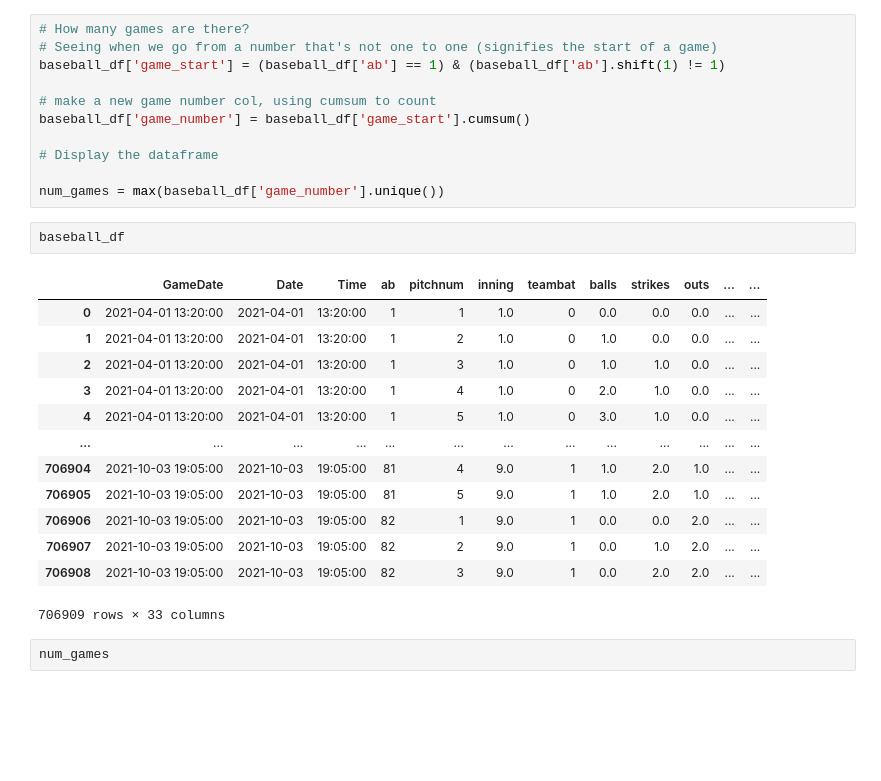
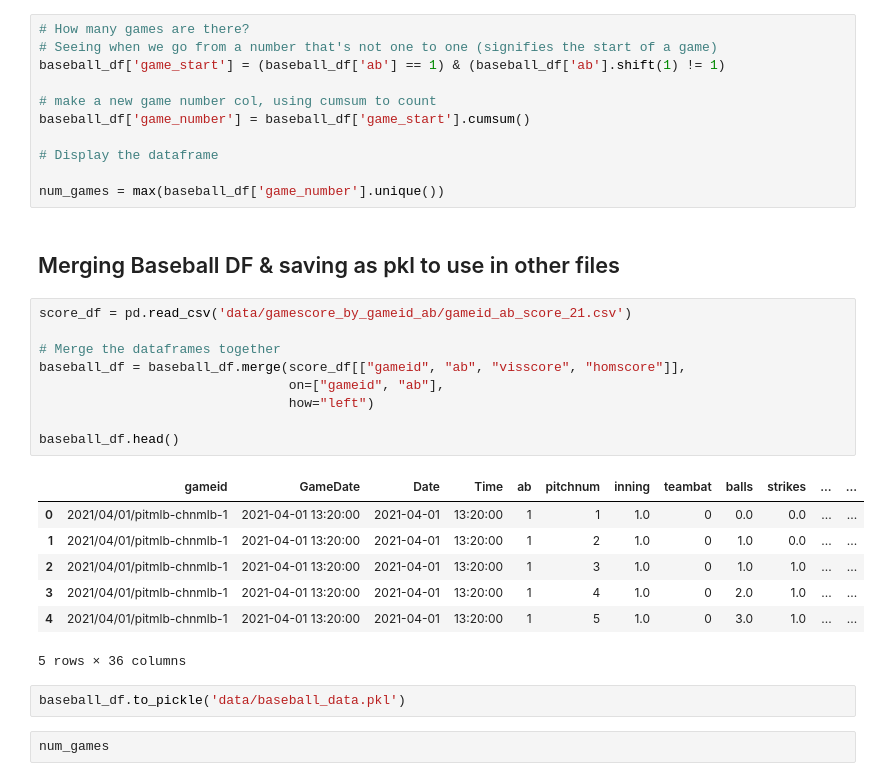
Before and after one commit to NathanG1en/baseball-research, a Jupyter notebook: Focused Visualizations.ipynb, the cells around one changed output. Drawn from its saved outputs; the diff is of its cells as text; blank space fills up the shorter version.

```diff
--- a/Focused Visualizations.ipynb
+++ b/Focused Visualizations.ipynb
@@ -37,22 +37,27 @@ baseball_df['game_number'] = baseball_df['game_start'].cumsum()
 # Display the dataframe
 
 num_games = max(baseball_df['game_number'].unique())
+# %% [markdown]
+## Merging Baseball DF & saving as pkl to use in other files
 # %%
-baseball_df
+score_df = pd.read_csv('data/gamescore_by_gameid_ab/gameid_ab_score_21.csv')
+
+# Merge the dataframes together
+baseball_df = baseball_df.merge(score_df[["gameid", "ab", "visscore", "homscore"]],
+                                on=["gameid", "ab"],
+                                how="left")
+
+baseball_df.head()
 # %% [output]
-|  | GameDate | Date | Time | ab | pitchnum | inning | teambat | balls | strikes | outs | ... | ... |
-| 0 | 2021-04-01 13:20:00 | 2021-04-01 | 13:20:00 | 1 | 1 | 1.0 | 0 | 0.0 | 0.0 | 0.0 | ... | ... |
-| 1 | 2021-04-01 13:20:00 | 2021-04-01 | 13:20:00 | 1 | 2 | 1.0 | 0 | 1.0 | 0.0 | 0.0 | ... | ... |
-| 2 | 2021-04-01 13:20:00 | 2021-04-01 | 13:20:00 | 1 | 3 | 1.0 | 0 | 1.0 | 1.0 | 0.0 | ... | ... |
-| 3 | 2021-04-01 13:20:00 | 2021-04-01 | 13:20:00 | 1 | 4 | 1.0 | 0 | 2.0 | 1.0 | 0.0 | ... | ... |
-| 4 | 2021-04-01 13:20:00 | 2021-04-01 | 13:20:00 | 1 | 5 | 1.0 | 0 | 3.0 | 1.0 | 0.0 | ... | ... |
-| ... | ... | ... | ... | ... | ... | ... | ... | ... | ... | ... | ... | ... |
-| 706904 | 2021-10-03 19:05:00 | 2021-10-03 | 19:05:00 | 81 | 4 | 9.0 | 1 | 1.0 | 2.0 | 1.0 | ... | ... |
-| 706905 | 2021-10-03 19:05:00 | 2021-10-03 | 19:05:00 | 81 | 5 | 9.0 | 1 | 1.0 | 2.0 | 1.0 | ... | ... |
-| 706906 | 2021-10-03 19:05:00 | 2021-10-03 | 19:05:00 | 82 | 1 | 9.0 | 1 | 0.0 | 0.0 | 2.0 | ... | ... |
-| 706907 | 2021-10-03 19:05:00 | 2021-10-03 | 19:05:00 | 82 | 2 | 9.0 | 1 | 0.0 | 1.0 | 2.0 | ... | ... |
-| 706908 | 2021-10-03 19:05:00 | 2021-10-03 | 19:05:00 | 82 | 3 | 9.0 | 1 | 0.0 | 2.0 | 2.0 | ... | ... |
+|  | gameid | GameDate | Date | Time | ab | pitchnum | inning | teambat | balls | strikes | ... | ... |
+| 0 | 2021/04/01/pitmlb-chnmlb-1 | 2021-04-01 13:20:00 | 2021-04-01 | 13:20:00 | 1 | 1 | 1.0 | 0 | 0.0 | 0.0 | ... | ... |
+| 1 | 2021/04/01/pitmlb-chnmlb-1 | 2021-04-01 13:20:00 | 2021-04-01 | 13:20:00 | 1 | 2 | 1.0 | 0 | 1.0 | 0.0 | ... | ... |
+| 2 | 2021/04/01/pitmlb-chnmlb-1 | 2021-04-01 13:20:00 | 2021-04-01 | 13:20:00 | 1 | 3 | 1.0 | 0 | 1.0 | 1.0 | ... | ... |
+| 3 | 2021/04/01/pitmlb-chnmlb-1 | 2021-04-01 13:20:00 | 2021-04-01 | 13:20:00 | 1 | 4 | 1.0 | 0 | 2.0 | 1.0 | ... | ... |
+| 4 | 2021/04/01/pitmlb-chnmlb-1 | 2021-04-01 13:20:00 | 2021-04-01 | 13:20:00 | 1 | 5 | 1.0 | 0 | 3.0 | 1.0 | ... | ... |
-706909 rows × 33 columns
+5 rows × 36 columns
+# %%
+baseball_df.to_pickle('data/baseball_data.pkl')
 # %%
 num_games
 # %% [output]
```
Also changed, not shown: 2 other files.
